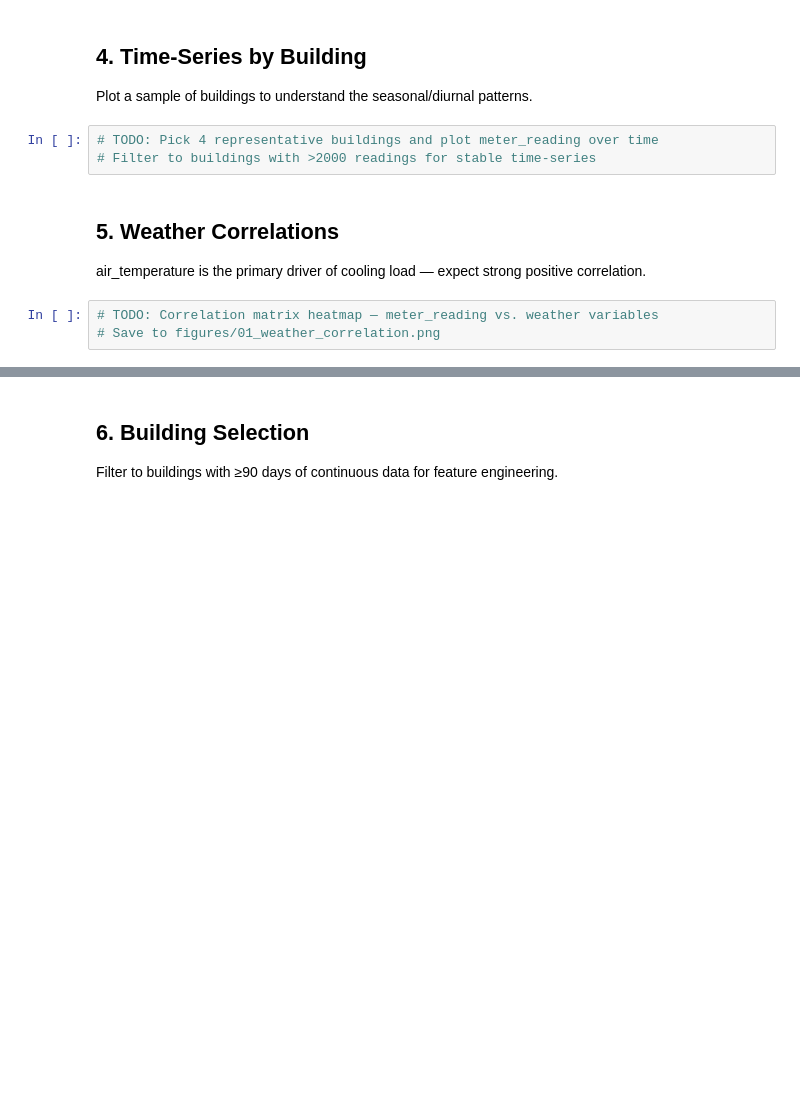
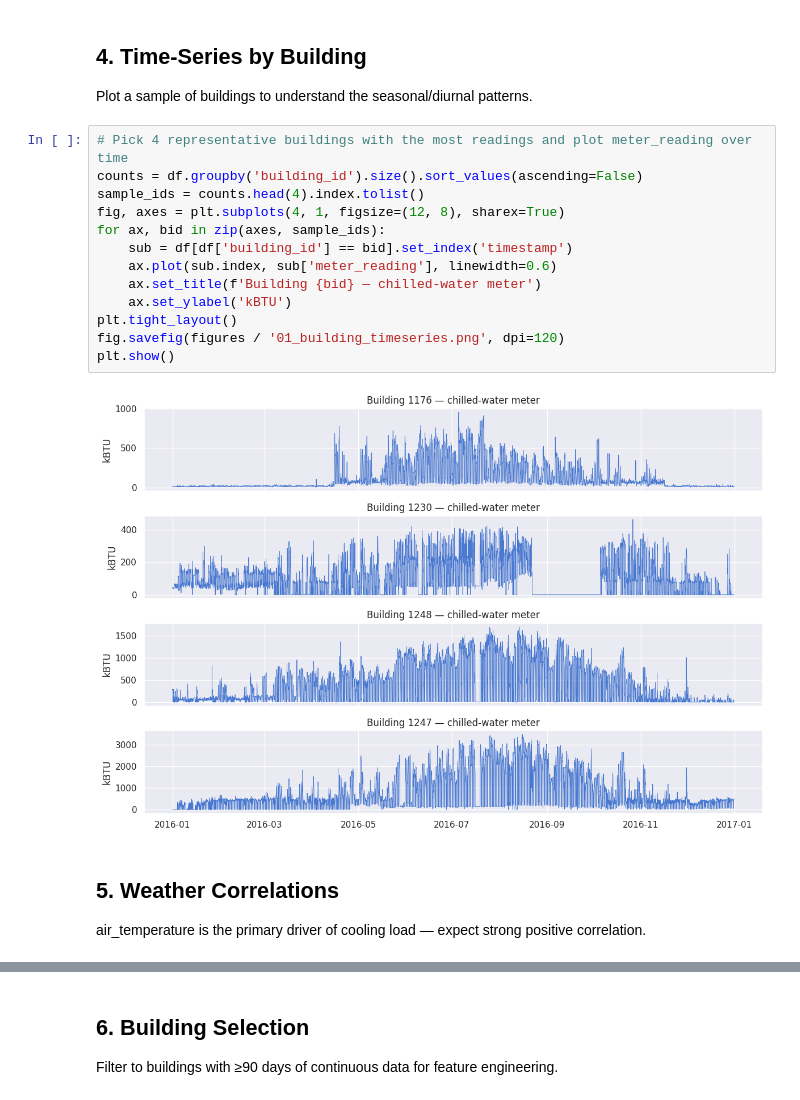
Before and after one commit to aalias01/hvac-equipment-health, a Jupyter notebook: notebooks/01_eda.ipynb, the cells around one changed output, grey strips where cells are left out. Cells and saved outputs as stored; diff of their text form; blank space fills up the shorter version.

```diff
--- a/notebooks/01_eda.ipynb
+++ b/notebooks/01_eda.ipynb
@@ -57,13 +77,22 @@ plt.show()
 ## 4. Time-Series by Building
 
 Plot a sample of buildings to understand the seasonal/diurnal patterns.
-# %%
-# TODO: Pick 4 representative buildings and plot meter_reading over time
-# Filter to buildings with >2000 readings for stable time-series
+# %%
+# Pick 4 representative buildings with the most readings and plot meter_reading over time
+counts = df.groupby('building_id').size().sort_values(ascending=False)
+sample_ids = counts.head(4).index.tolist()
+fig, axes = plt.subplots(4, 1, figsize=(12, 8), sharex=True)
+for ax, bid in zip(axes, sample_ids):
+    sub = df[df['building_id'] == bid].set_index('timestamp')
+    ax.plot(sub.index, sub['meter_reading'], linewidth=0.6)
+    ax.set_title(f'Building {bid} — chilled-water meter')
+    ax.set_ylabel('kBTU')
+plt.tight_layout()
+fig.savefig(figures / '01_building_timeseries.png', dpi=120)
+plt.show()
+# %% [output]
+[figure, added]
 # %% [markdown]
 ## 5. Weather Correlations
 
 air_temperature is the primary driver of cooling load — expect strong positive correlation.
-# %%
-# TODO: Correlation matrix heatmap — meter_reading vs. weather variables
-# Save to figures/01_weather_correlation.png
```
Also changed, not shown: parts of 7 cells of this notebook, 22 other files.
